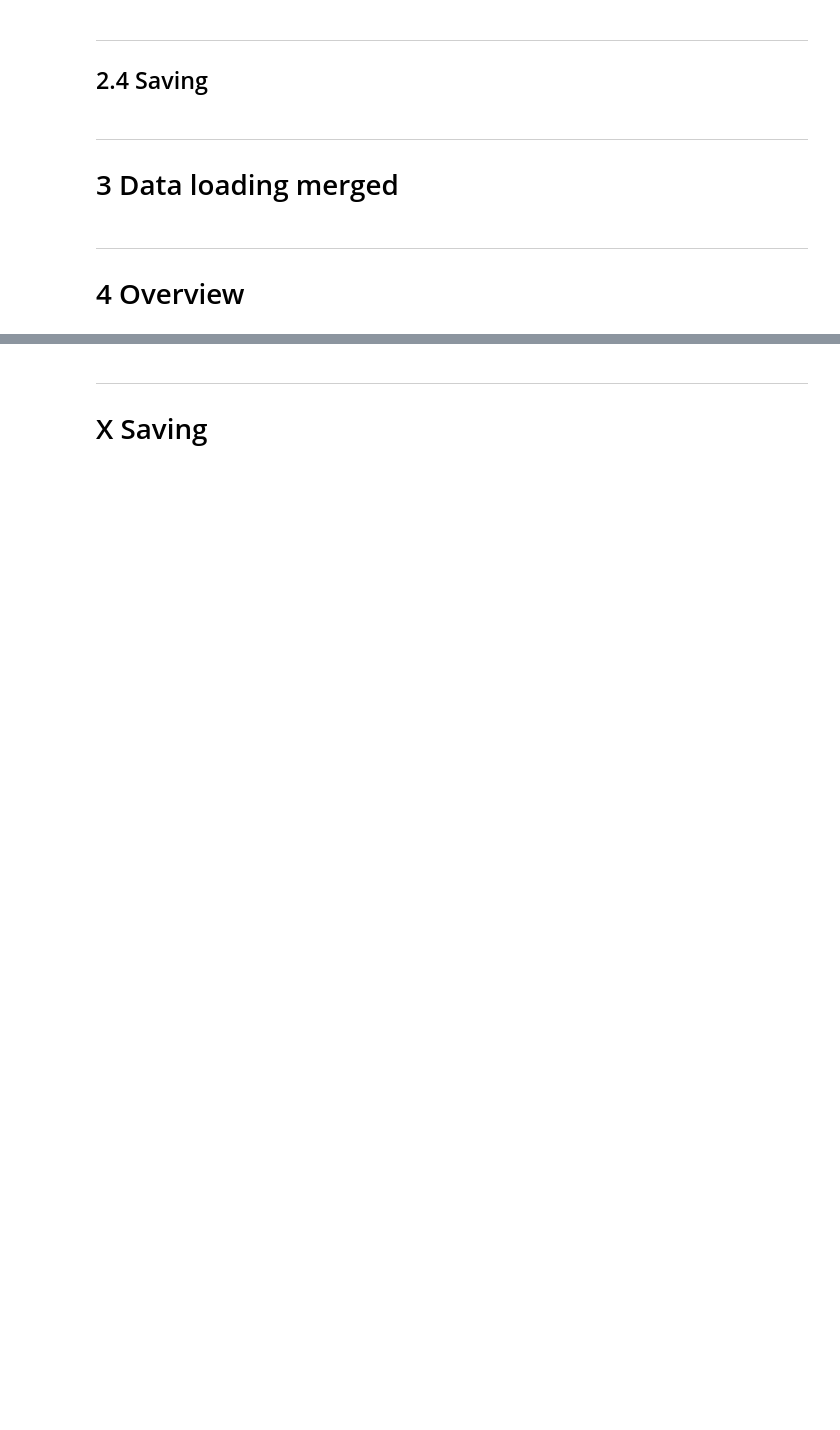
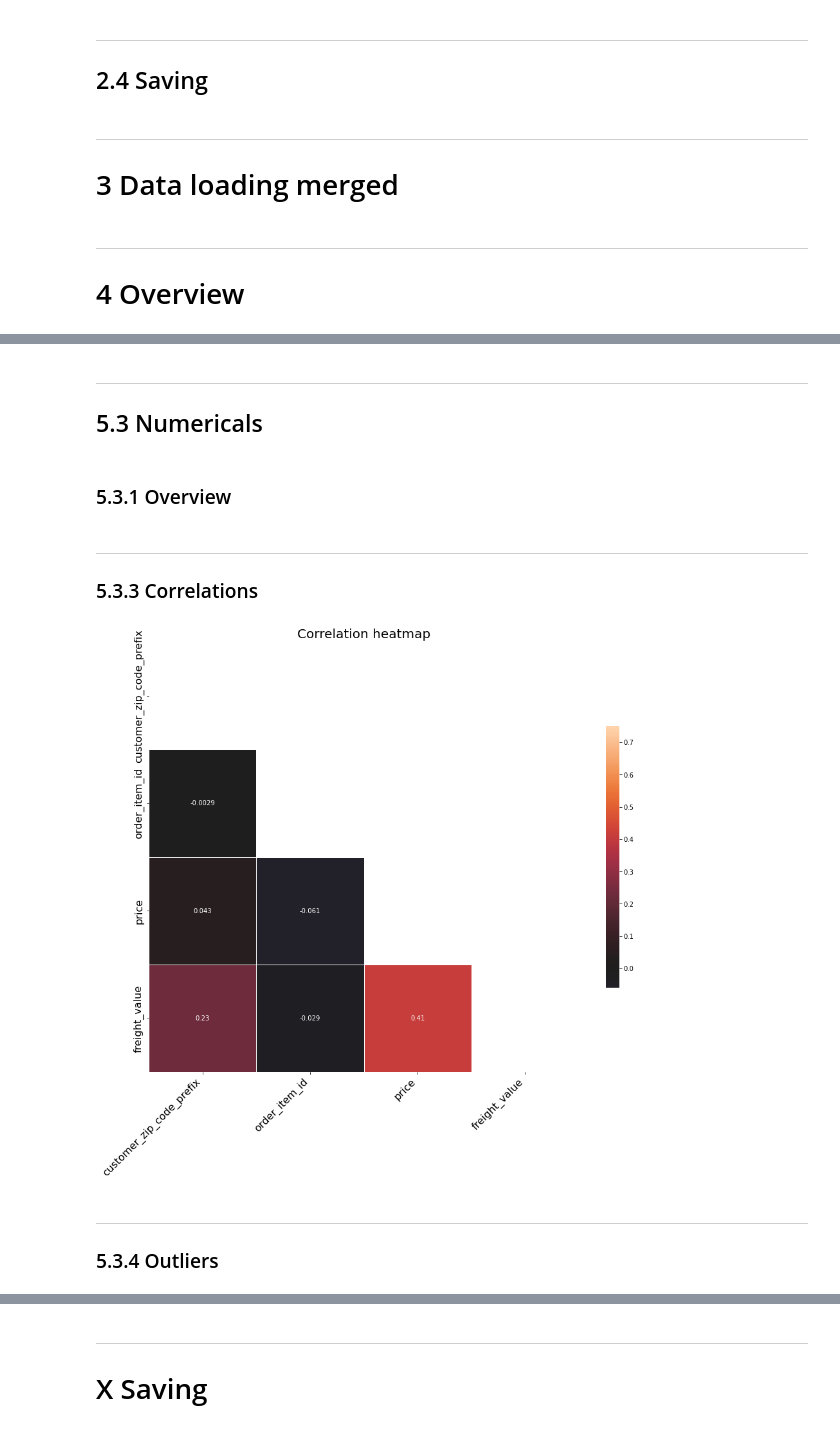
Before and after one commit to curiousmindflow/oc-ml-p4, a Jupyter notebook: preparation.ipynb, the cells around one changed output, grey strips where cells are left out. Saved outputs shown, nothing was run; the diff lists cells and outputs as text; code cells hidden in the pictures; blank space fills up the shorter version.

```diff
--- a/preparation.ipynb
+++ b/preparation.ipynb
@@ -266,0 +311,4 @@ def feature_distribution_multivar(data, features, figsize=(10, 3), wspace=0.2, h
+# %%
+def get_numerical_features_name(dataset):
+    features_name = dataset.select_dtypes(["int64", "float64"]).columns.values.tolist()
+    return features_name
@@ -731,0 +818,11 @@ if config["overview"]["overview_plot"]:
+# %%
+if config["cleaning"]["global"]["usability"]["id_features_retrieval"]:
+    id_features = data.columns[data.columns.str.endswith("_id")]
+    id_features
+# %%
+if config["cleaning"]["global"]["usability"]["drop"]:
+    features_to_delete = id_features
+    data.drop(columns=features_to_delete, inplace=True)
+# %%
+categ_cols = get_categorical_features_name(data, split_by_unique_count=False)
+num_cols = get_numerical_features_name(data)
@@ -731,0 +863,5 @@ if config["overview"]["overview_plot"]:
+# %% [markdown]
+***
+## 5.3 Numericals
+# %% [markdown]
+### 5.3.1 Overview
@@ -731,0 +874,11 @@ if config["overview"]["overview_plot"]:
+# %% [markdown]
+***
+### 5.3.3 Correlations
+# %%
+if config["cleaning"]["numericals"]["correlations"]["overview_heatmap_plot"]:
+    correlation_heatmap(data[num_cols], figsize=(15, 15))
+# %% [output]
+[figure, added]
+# %% [markdown]
+***
+### 5.3.4 Outliers
```
Also changed, not shown: parts of 37 cells of this notebook, 3 other files.
